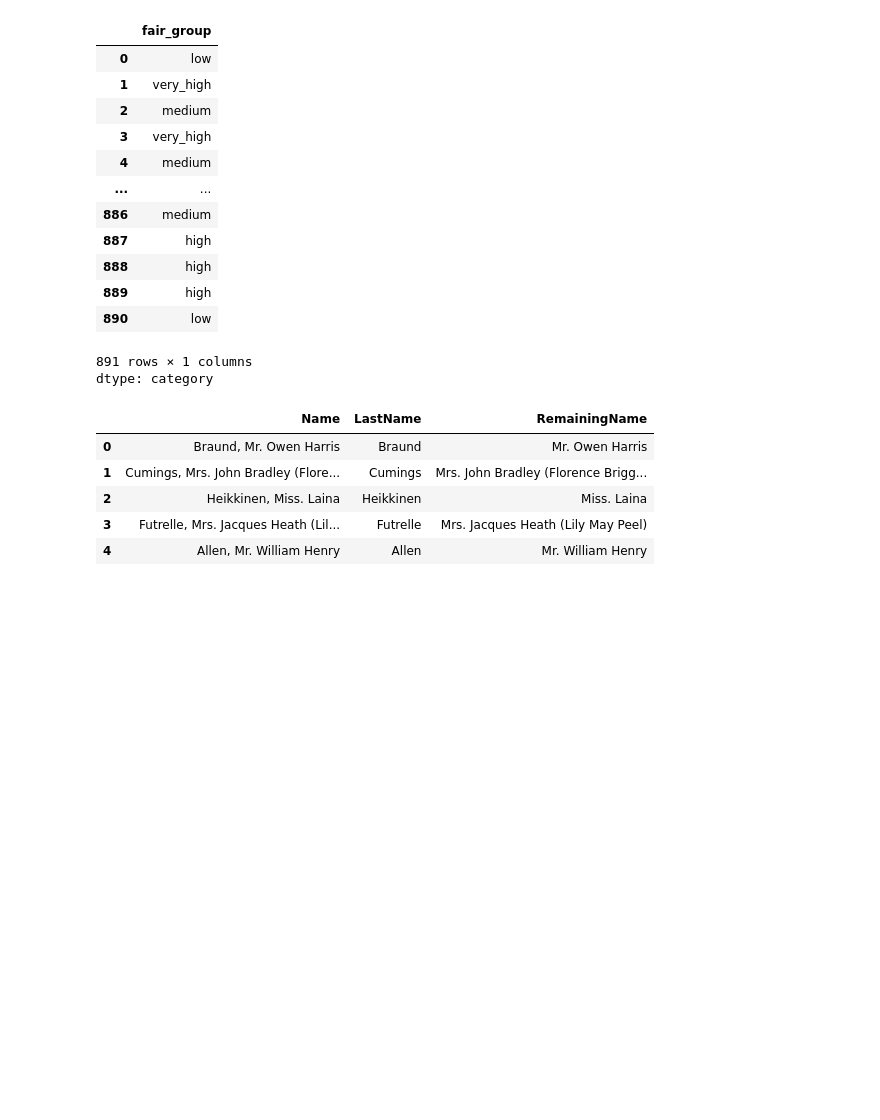
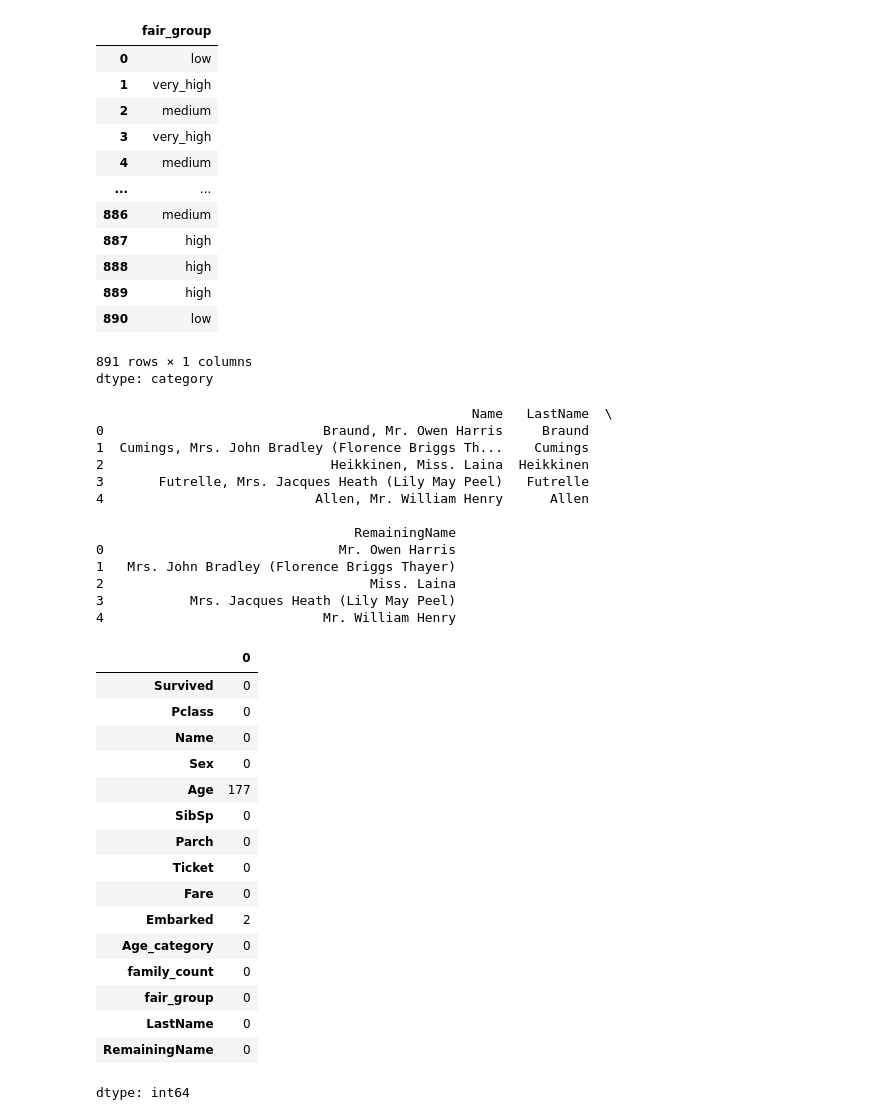
Before and after one commit to Edwinshajan2006/data-science-, a Jupyter notebook: machine_learning_.ipynb, the cells around one changed output. Drawn from its saved outputs; the diff is of its cells as text; code cells hidden in the pictures; blank space fills up the shorter version.

```diff
--- a/machine_learning_.ipynb
+++ b/machine_learning_.ipynb
@@ -263,11 +263,18 @@ df.fair_group
 dtype: category
 # %%
 df[['LastName','RemainingName']]=df['Name'].str.split(',',n=1,expand=True)
-df[['Name','LastName','RemainingName']].head()
+print(df[['Name','LastName','RemainingName']].head())
 # %% [output]
-|  | Name | LastName | RemainingName |
-| 0 | Braund, Mr. Owen Harris | Braund | Mr. Owen Harris |
-| 1 | Cumings, Mrs. John Bradley (Flore... | Cumings | Mrs. John Bradley (Florence Brigg... |
-| 2 | Heikkinen, Miss. Laina | Heikkinen | Miss. Laina |
-| 3 | Futrelle, Mrs. Jacques Heath (Lil... | Futrelle | Mrs. Jacques Heath (Lily May Peel) |
-| 4 | Allen, Mr. William Henry | Allen | Mr. William Henry |
+                                                Name   LastName  \
+0                            Braund, Mr. Owen Harris     Braund
+1  Cumings, Mrs. John Bradley (Florence Briggs Th...    Cumings
+2                             Heikkinen, Miss. Laina  Heikkinen
+3       Futrelle, Mrs. Jacques Heath (Lily May Peel)   Futrelle
+4                           Allen, Mr. William Henry      Allen
+
+                                 RemainingName
+0                              Mr. Owen Harris
+1   Mrs. John Bradley (Florence Briggs Thayer)
+2                                  Miss. Laina
+3           Mrs. Jacques Heath (Lily May Peel)
+4                            Mr. William Henry
@@ -273,0 +283,20 @@ df[['Name','LastName','RemainingName']].head()
+# %%
+df.isna().sum()
+# %% [output]
+|  | 0 |
+| Survived | 0 |
+| Pclass | 0 |
+| Name | 0 |
+| Sex | 0 |
+| Age | 177 |
+| SibSp | 0 |
+| Parch | 0 |
+| Ticket | 0 |
+| Fare | 0 |
+| Embarked | 2 |
+| Age_category | 0 |
+| family_count | 0 |
+| fair_group | 0 |
+| LastName | 0 |
+| RemainingName | 0 |
+dtype: int64
```
Also changed, not shown: parts of 3 cells of this notebook.
